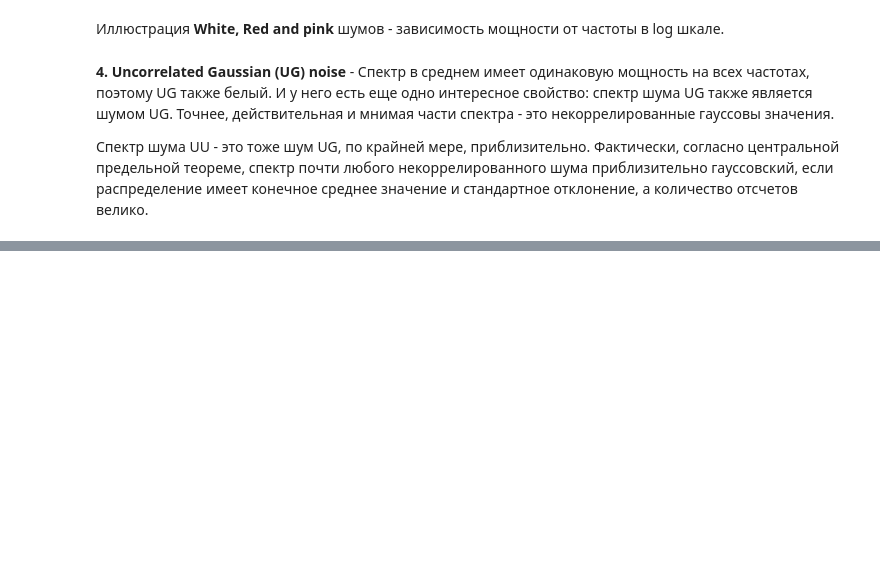
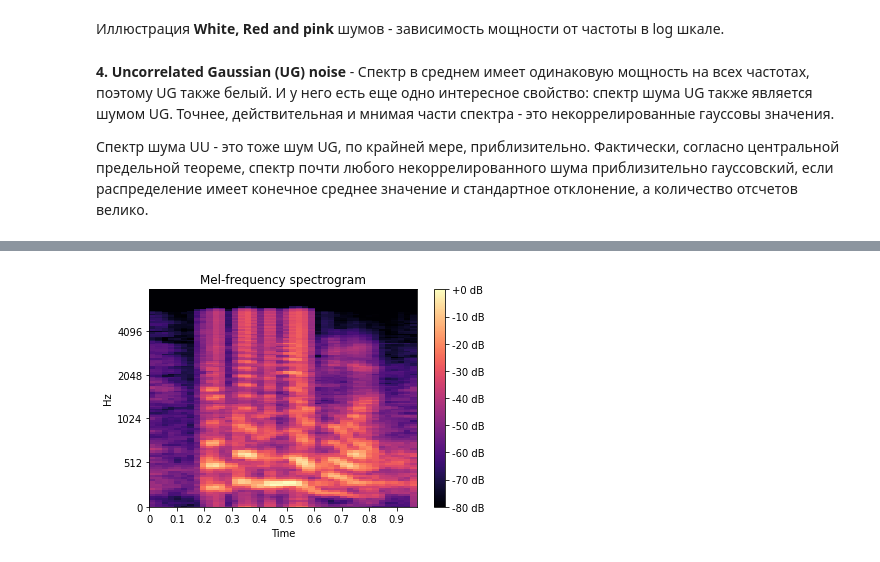
Before and after one commit to iamilyasedunov/audio-noise-analysis, a Jupyter notebook: research.ipynb, the cells around one changed output, grey strips where cells are left out. Saved outputs shown, nothing was run; the diff lists cells and outputs as text; code cells hidden in the pictures; blank space fills up the shorter version.

```diff
--- a/research.ipynb
+++ b/research.ipynb
@@ -221,0 +264,4 @@ text:  это было благоустройство вот этой аллеи
+# %%
+index = 0
+dataset_row = dataset.iloc[index]
+dataset_row
@@ -221,0 +276,5 @@ text:  это было благоустройство вот этой аллеи
+# %%
+wave_orig = read_opus(dataset_row['path_to_audio'])
+plot_melspec(wave_orig.ys, dataset_row['sr'])
+wave_orig.make_audio()
+# %% [output]
@@ -221,0 +282 @@ text:  это было благоустройство вот этой аллеи
+[figure, added]
```
Also changed, not shown: parts of 29 cells of this notebook.
